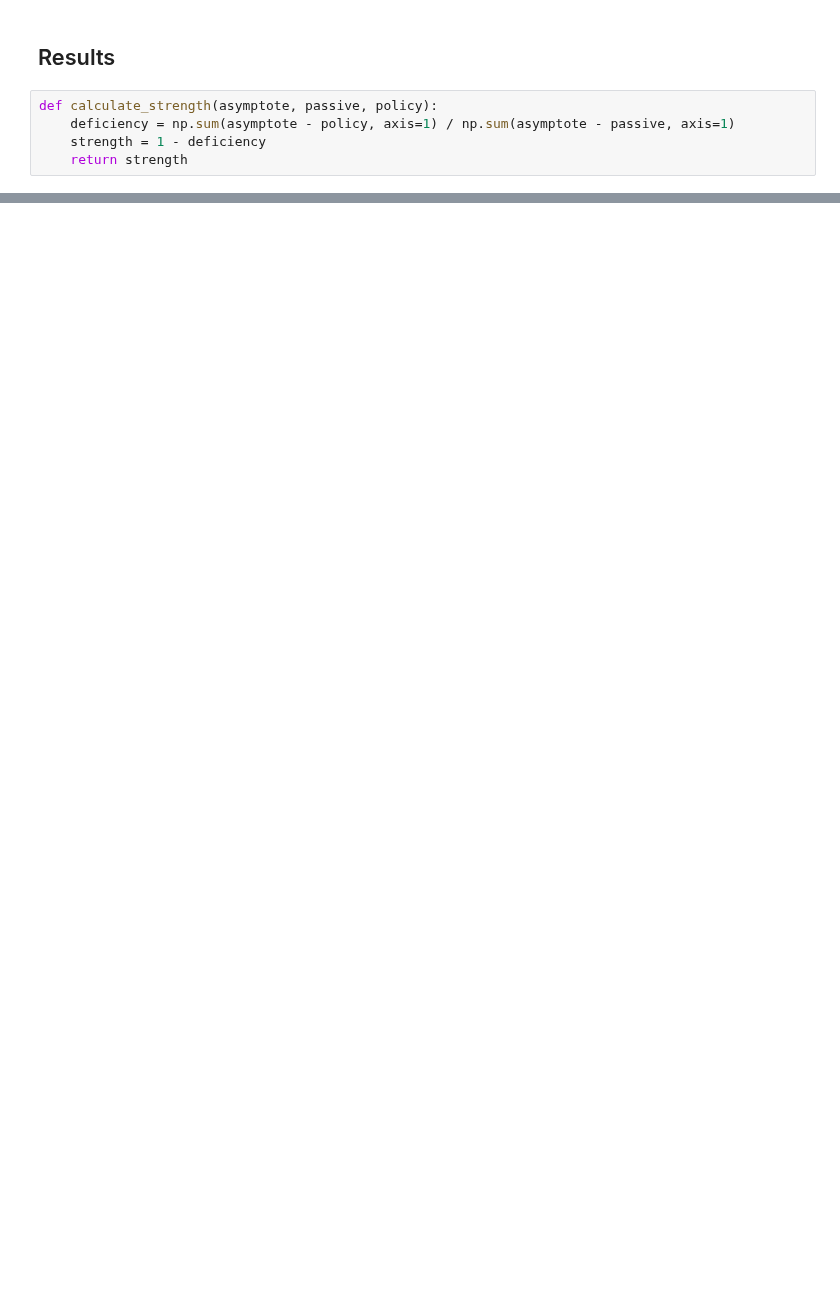
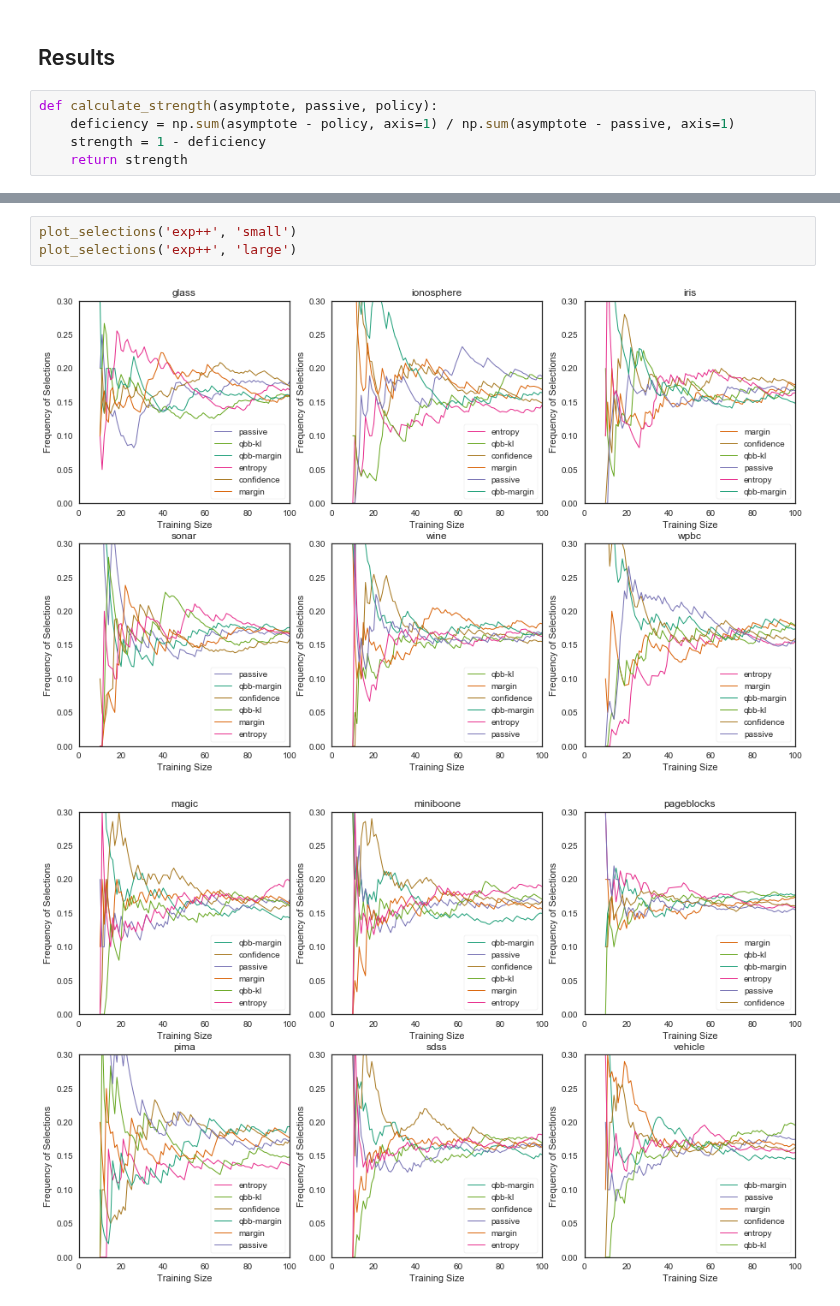
Before and after one commit to chengsoonong/mclass-sky, a Jupyter notebook: projects/peerjcs16/active_learning_suggestions.ipynb, the cells around one changed output, grey strips where cells are left out. Saved outputs shown, nothing was run; the diff lists cells and outputs as text; blank space fills up the shorter version.

```diff
--- a/projects/peerjcs16/active_learning_suggestions.ipynb
+++ b/projects/peerjcs16/active_learning_suggestions.ipynb
@@ -198,0 +298,6 @@ plot_learning_curves()
+# %%
+plot_selections('exp++', 'small')
+plot_selections('exp++', 'large')
+# %% [output]
+[figure, added]
+[figure, added]
```
Also changed, not shown: parts of 22 cells of this notebook.
